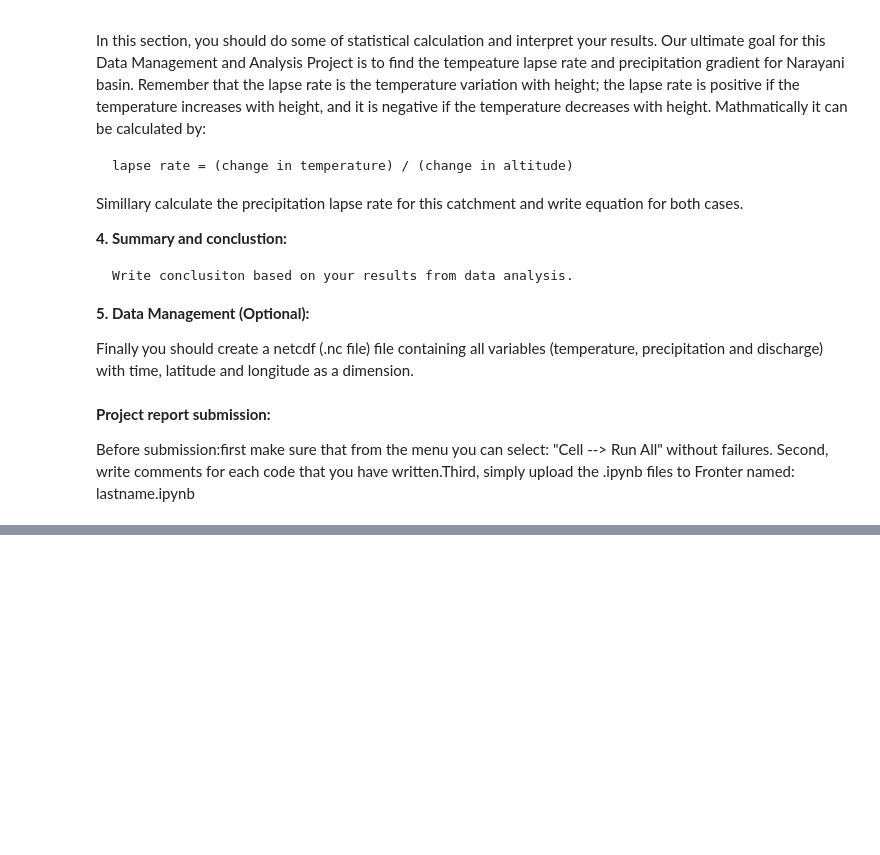
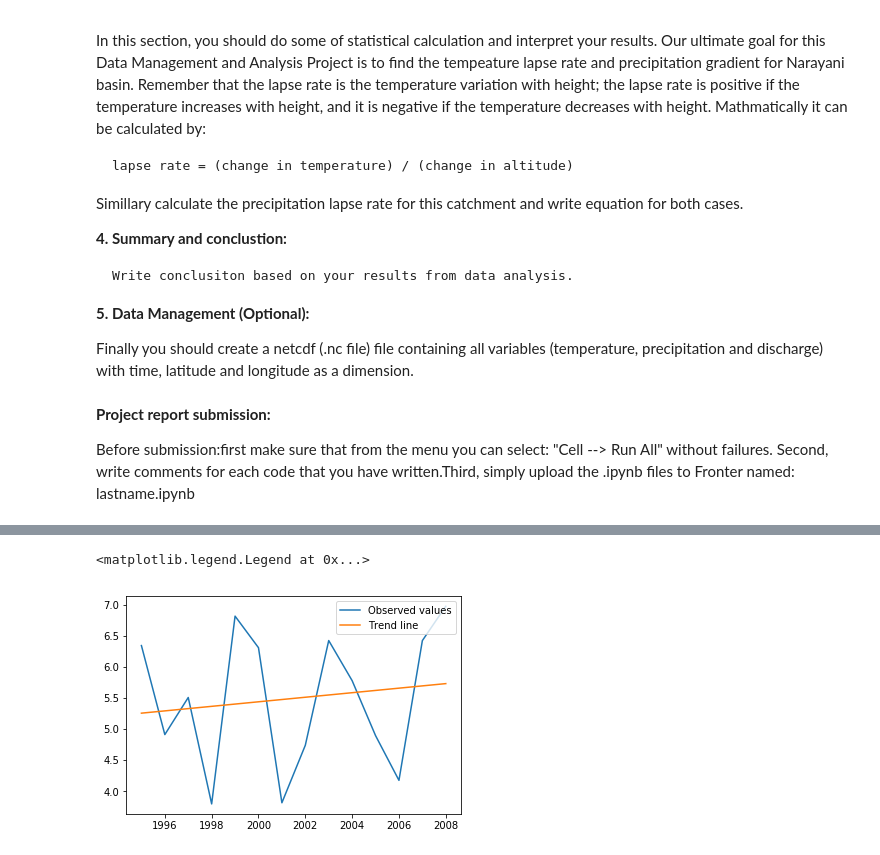
Before and after one commit to JohanRaniseth/GEF4300, a Jupyter notebook: Data_Analysis_Project.ipynb, the cells around one changed output, grey strips where cells are left out. Cells and saved outputs as stored; diff of their text form; code cells hidden in the pictures; blank space fills up the shorter version.

```diff
--- a/Data_Analysis_Project.ipynb
+++ b/Data_Analysis_Project.ipynb
@@ -337,0 +83,12 @@ temp_Rampur.head()
+# %%
+dhunche=dhunche1[1095:].groupby(dhunche1.Time.dt.year).mean()
+time=dhunche.index
+prec=dhunche['Precipitation (mm)']
+z = np.polyfit(time,prec, 1)
+p = np.poly1d(z)
+plt.plot(time,prec,label='Observed values')
+plt.plot(time,p(time),label='Trend line')
+plt.legend()
+# %% [output]
+<matplotlib.legend.Legend at 0x...>
+[figure, added]
```
Also changed, not shown: parts of 27 cells of this notebook, 1 other file.
